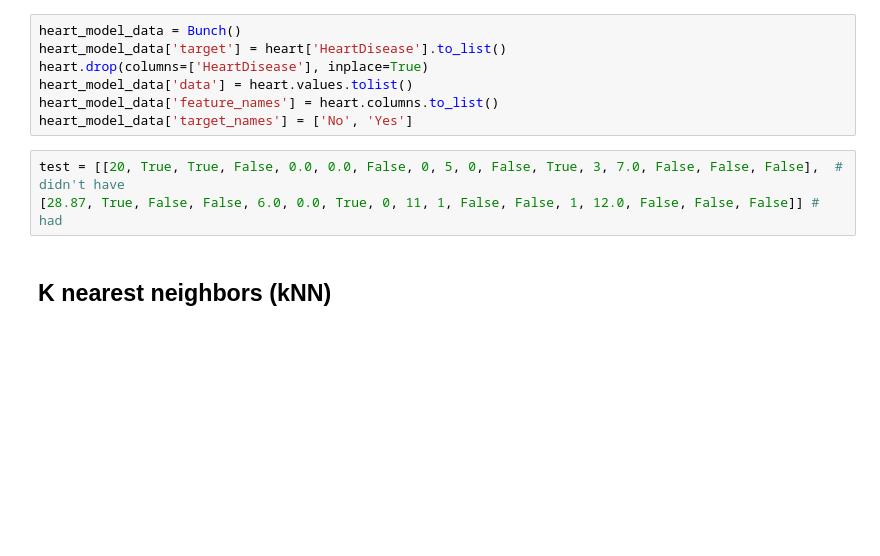
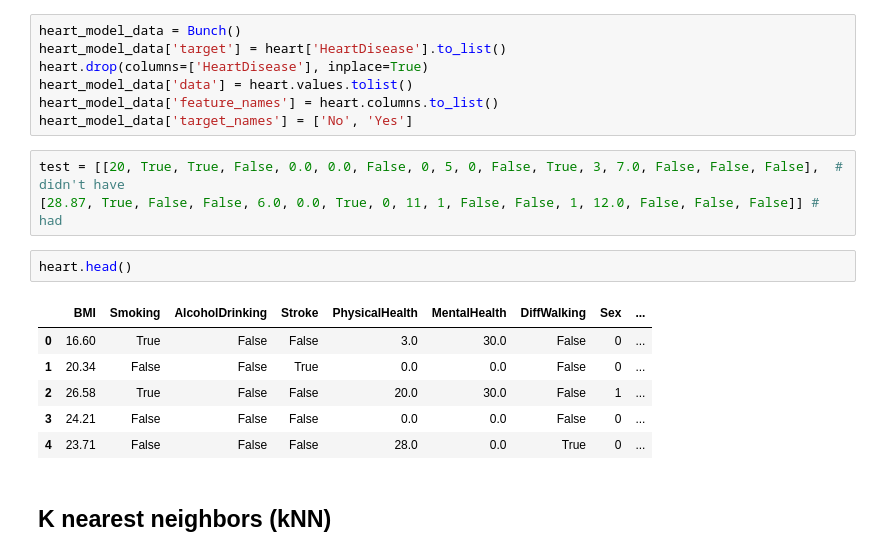
Before and after one commit to rockdonald2/HeartDiseasePrediction, a Jupyter notebook: notebooks/explore.ipynb, the cells around one changed output. Saved outputs shown, nothing was run; the diff lists cells and outputs as text; blank space fills up the shorter version.

```diff
--- a/notebooks/explore.ipynb
+++ b/notebooks/explore.ipynb
@@ -69,6 +72,15 @@ heart_model_data['target_names'] = ['No', 'Yes']
 # %%
 test = [[20, True, True, False, 0.0, 0.0, False, 0, 5, 0, False, True, 3, 7.0, False, False, False],  # didn't have
 [28.87, True, False, False, 6.0, 0.0, True, 0, 11, 1, False, False, 1, 12.0, False, False, False]] # had
+# %%
+heart.head()
+# %% [output]
+|  | BMI | Smoking | AlcoholDrinking | Stroke | PhysicalHealth | MentalHealth | DiffWalking | Sex | ... |
+| 0 | 16.60 | True | False | False | 3.0 | 30.0 | False | 0 | ... |
+| 1 | 20.34 | False | False | True | 0.0 | 0.0 | False | 0 | ... |
+| 2 | 26.58 | True | False | False | 20.0 | 30.0 | False | 1 | ... |
+| 3 | 24.21 | False | False | False | 0.0 | 0.0 | False | 0 | ... |
+| 4 | 23.71 | False | False | False | 28.0 | 0.0 | True | 0 | ... |
 # %% [markdown]
 ## K nearest neighbors (kNN)
 # %%
```
Also changed, not shown: parts of 8 cells of this notebook, 1 other file.
